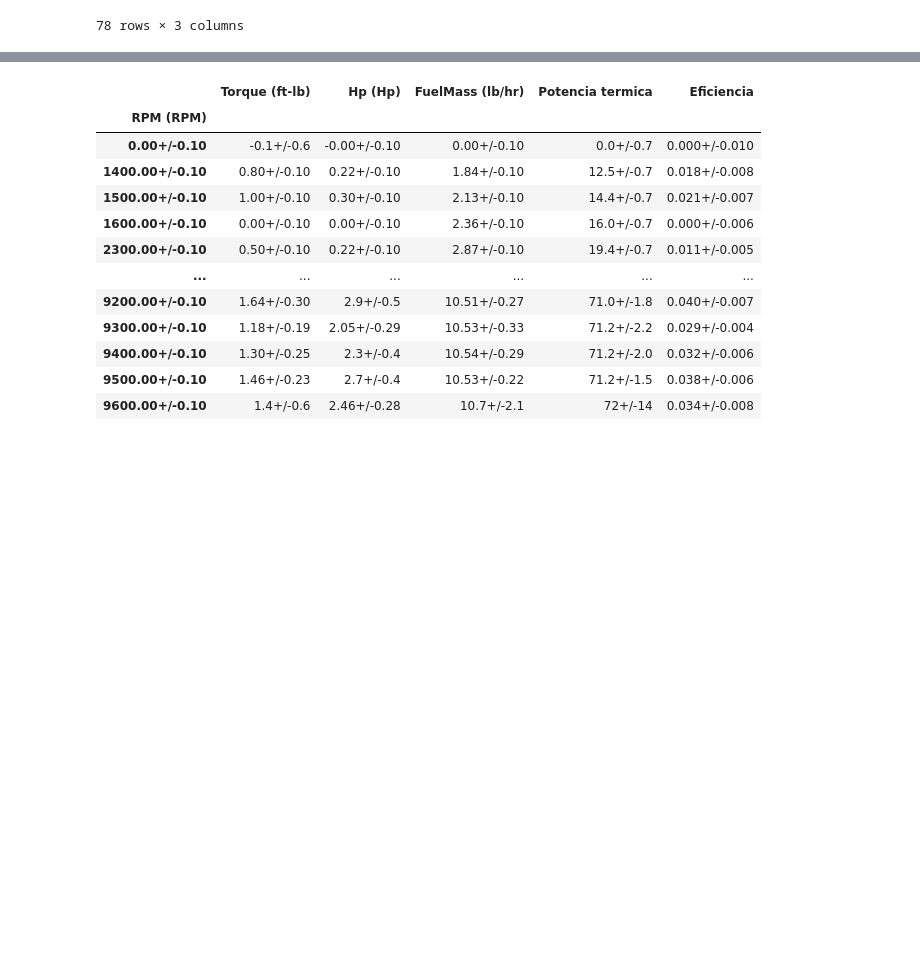
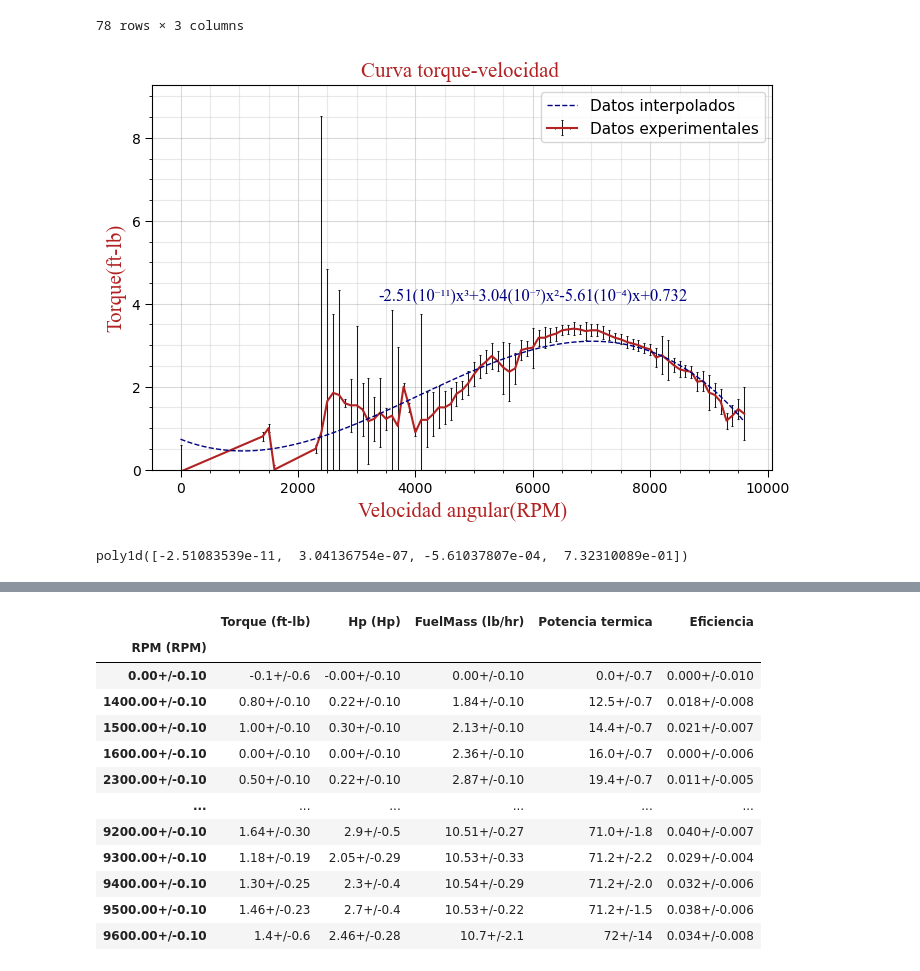
Before and after one commit to juanardila10/Procesamiento-de-datos-Conversi-n-de-energ-a, a Jupyter notebook: Graficas Lab 1.ipynb, the cells around one changed output, grey strips where cells are left out. Saved outputs shown, nothing was run; the diff lists cells and outputs as text; code cells hidden in the pictures; blank space fills up the shorter version.

```diff
--- a/Graficas Lab 1.ipynb
+++ b/Graficas Lab 1.ipynb
@@ -113,3 +113,22 @@ df_grouped
 | 9500.00+/-0.10 | 1.46+/-0.23 | 2.7+/-0.4 | 10.53+/-0.22 |
 | 9600.00+/-0.10 | 1.4+/-0.6 | 2.46+/-0.28 | 10.7+/-2.1 |
 78 rows × 3 columns
+# %%
+plt.figure(figsize=(8,5))
+plot_ufloats(df_grouped.index.to_series(),df_grouped['Torque (ft-lb)'],colore="firebrick")
+a=interpolar(df_grouped.index.to_series(),df_grouped['Torque (ft-lb)'],3,colore="navy")
+plt.annotate(
+    "-2.51(10⁻¹¹)x\u00B3+3.04(10⁻⁷)x\u00B2-5.61(10⁻⁴)x+0.732",
+    xy=(6300,4),
+    xytext=(6000,4),
+    ha='center',
+    va='bottom',
+    fontsize=12,
+    family='Times New Roman',
+    color="navy"
+)
+grafica("Curva torque-velocidad ","Velocidad angular(RPM)","Torque(ft-lb)")
+a
+# %% [output]
+[figure, added]
+poly1d([-2.51083539e-11,  3.04136754e-07, -5.61037807e-04,  7.32310089e-01])
```
Also changed, not shown: parts of 5 cells of this notebook, 5 other files.
